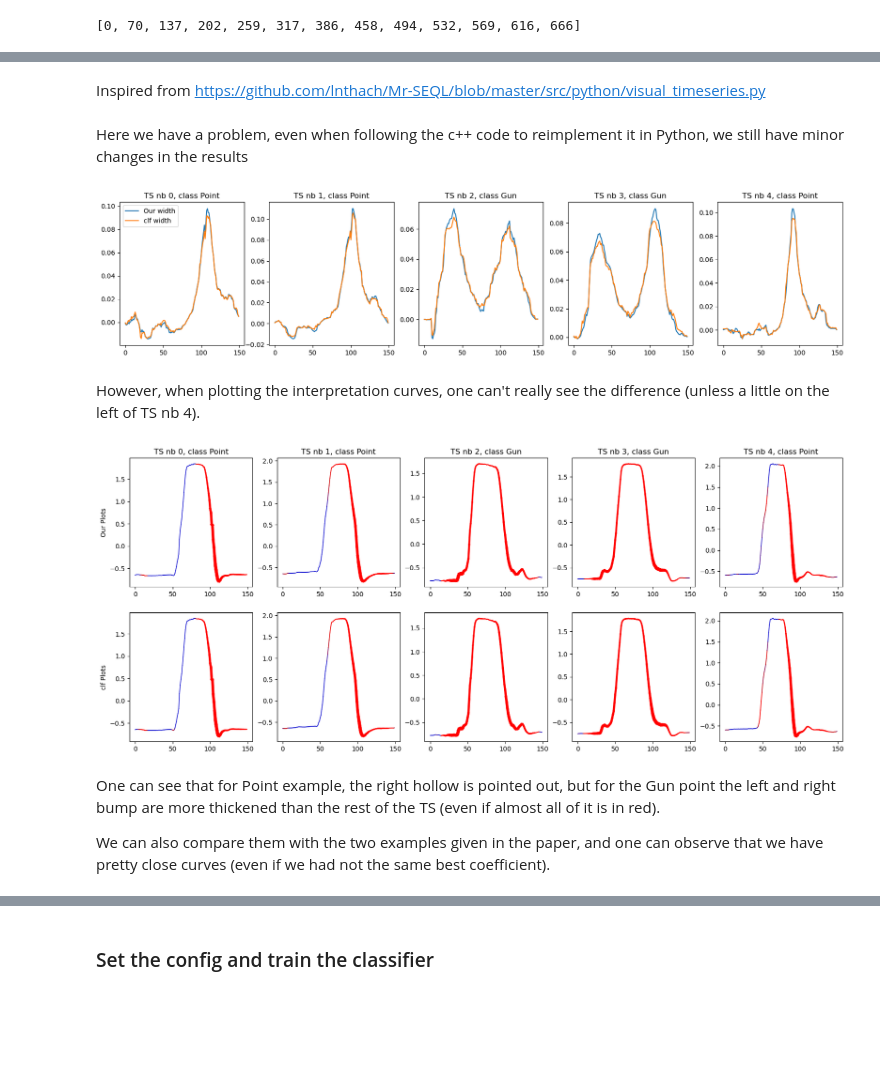
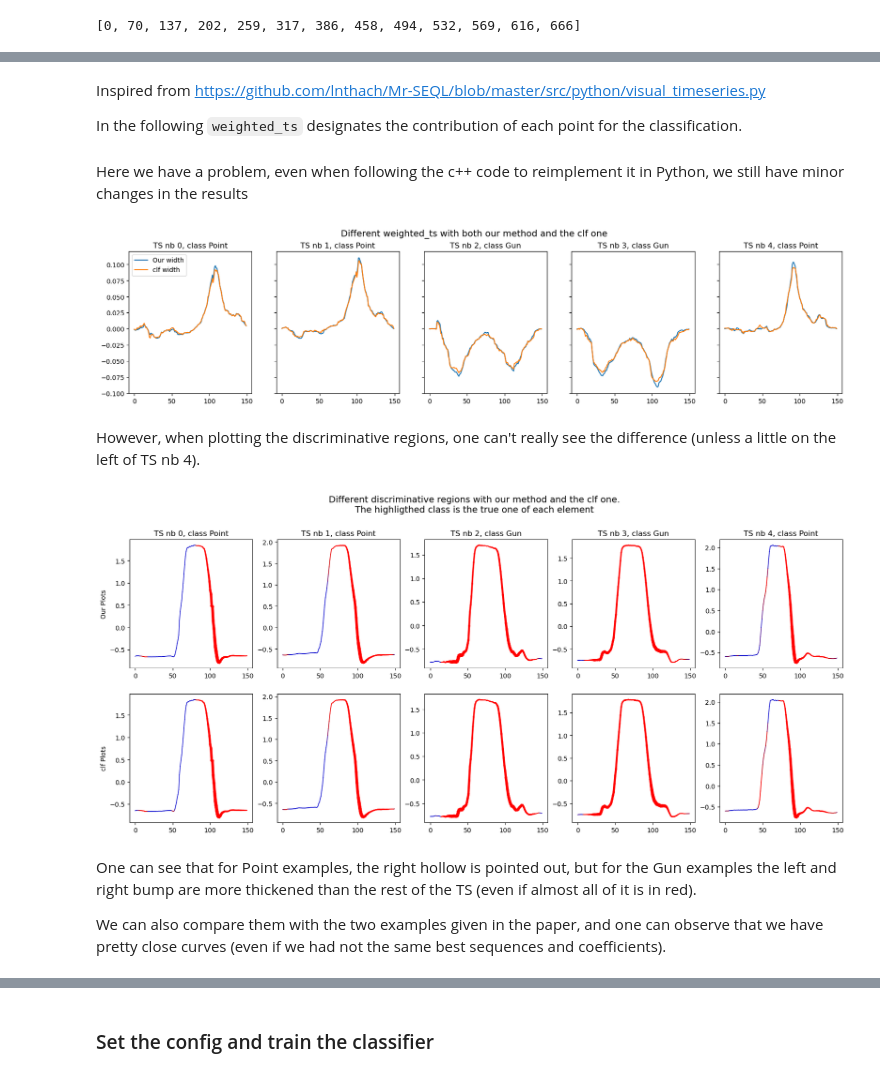
Before and after one commit to StanislasDOZIAS/MR-SEQL, a Jupyter notebook: notebooks/final_notebook.ipynb, the cells around one changed output, grey strips where cells are left out. Saved outputs shown, nothing was run; the diff lists cells and outputs as text; code cells hidden in the pictures; blank space fills up the shorter version.

```diff
--- a/notebooks/final_notebook.ipynb
+++ b/notebooks/final_notebook.ipynb
@@ -237,7 +247,7 @@ list_l = list(range(20, L, 11)) # list of l used in the article, doesn't follows
 
 custom_config = []
 for i in range(len(list_l)):
-    custom_config.append({'method': 'sax', 'window': list_l[i], 'word': 16, 'alphabet': 4})
+    custom_config.append({'method': 'sax', 'window': list_l[i], 'word': w, 'alphabet': alpha})
 # %%
 clf = MrSEQLClassifier(seql_mode="fs", symrep=('sax'), custom_config=custom_config)
 clf.fit(X_train, y_train)
@@ -354,5 +383,8 @@ To be compared with:
 # %% [markdown]
 Inspired from https://github.com/lnthach/Mr-SEQL/blob/master/src/python/visual_timeseries.py
+
+
+In the following `weighted_ts` designates the contribution of each point for the classification.
 # %%
 def compute_log_color(x):
 	return (1.0/(1.0 + np.exp(-100*x)) - 0.5)*2
@@ -378,12 +419,11 @@ def plot_thickness(ts,metats, ax=None):
 		else:
 			ax.plot([i,i+1],ts[i:(i+2)],linewidth = lw,c=[color,0,max(0,0.8 - color)])
 # %%
-def get_weighted_ts(timeseries, label):
+def get_weighted_ts(timeseries):
     """
     Adapted from `map_patterns` in https://github.com/sktime/sktime/blob/v0.8.1/sktime/classification/shapelet_based/mrseql/sax_converter.h
 
-    Given a timeseries and its label, compute the contribution of each of its points.
-    It is done "by hand".
+    Given a timeseries and its label, compute the contribution of each of its points for the classification.
     """
     SAX_repr = dict()
     for l in list_l:
@@ -397,21 +437,21 @@ def get_weighted_ts(timeseries, label):
     for id_coeff in range(len(coeffs)):
         coeff = coeffs[id_coeff]
         num_l, num_seq = find_l(thresholds, id_coeff)
-        SOI = clf.sequences[num_l][num_seq].decode("utf-8") # sequence of interest
-        lOI = list_l[num_l] # l of interest
+        seq = clf.sequences[num_l][num_seq].decode("utf-8") # sequence of interest
+        l = list_l[num_l] # l of interest
 
         nb_occurrences = 0
         nb_locations = 0
-        for cur_pos, word in enumerate(SAX_repr[lOI]):
+        for cur_pos, word in enumerate(SAX_repr[l]):
             pos = 0
             while pos < w:
-                pos = word.find(SOI, pos)
+                pos = word.find(seq, pos)
                 if pos == -1:
                     break
 
                 else:
-                    begin_ROI = cur_pos + pos * lOI / w
-                    end_ROI = begin_ROI + len(SOI) * lOI / w
+                    begin_ROI = cur_pos + pos * l / w
+                    end_ROI = begin_ROI + len(seq) * l / w
 
                     begin_ROI = int(np.ceil(begin_ROI))
                     end_ROI = int(np.floor(end_ROI))
@@ -435,59 +475,56 @@ def get_weighted_ts(timeseries, label):
     for begin_ROI, end_ROI, coeff in zip(list_begin_ROI, list_end_ROI, list_coeffs):
         weighted_ts[begin_ROI:end_ROI] += coeff
 
-    if label == 0 :
-        weighted_ts = - weighted_ts
-
     return weighted_ts
 # %%
-def get_paper_weighted_ts(timeseries, label):
+def get_paper_weighted_ts(timeseries):
     """
     Given a timeseries and its label, compute the contribution of each of its points.
-    It is done directly using clf function.
+    It is done directly using a clf method (max_sax_model).
     """
     weighted_ts = clf.map_sax_model(timeseries)[0]
-    if label == 0:
-        weighted_ts = - weighted_ts
     return weighted_ts
 # %% [markdown]
 Here we have a problem, even when following the c++ code to reimplement it in Python, we still have minor changes in the results
 # %%
-fig, ax = plt.subplots(1,5, figsize = (20,4))
+fig, ax = plt.subplots(1,5, figsize = (20,4), sharey=True)
 for num_data in range(5):
     timeseries = X_train["dim_0"][num_data].to_numpy()
     label = label_dict[y_train[num_data]]
-    weighted_ts = get_weighted_ts(timeseries, label)
-    paper_weighted_ts = get_paper_weighted_ts(timeseries, label)
+    weighted_ts = get_weighted_ts(timeseries)
+    paper_weighted_ts = get_paper_weighted_ts(timeseries)
     ax[num_data].plot(weighted_ts, label="Our width")
     ax[num_data].plot(paper_weighted_ts, label="clf width")
     ax[num_data].set_title(f'TS nb {num_data}, class {class_dict[y_train[num_data]]}')
 ax[0].legend()
+plt.suptitle('Different weighted_ts with both our method and the clf one', fontsize=14, y=1)
 plt.show()
 # %% [output]
-[figure, old version]
+[figure, new version]
 # %% [markdown]
-However, when plotting the interpretation curves, one can't really see the difference (unless a little on the left of TS nb 4).
+However, when plotting the discriminative regions, one can't really see the difference (unless a little on the left of TS nb 4).
 # %%
 fig, ax = plt.subplots(2,5, figsize = (20,8))
 for num_data in range(5):
     timeseries = X_train["dim_0"][num_data].to_numpy()
     label = label_dict[y_train[num_data]]
-    weighted_ts = get_weighted_ts(timeseries, label)
-    paper_weighted_ts = get_paper_weighted_ts(timeseries, label)
+    weighted_ts = get_weighted_ts(timeseries)
+    paper_weighted_ts = get_paper_weighted_ts(timeseries)
 
-    plot_thickness(timeseries, np.maximum(weighted_ts, 0), ax=ax[0][num_data])
-    plot_thickness(timeseries, np.maximum(paper_weighted_ts, 0), ax=ax[1][num_data])
+    plot_thickness(timeseries, weighted_ts, label,  ax=ax[0][num_data])
+    plot_thickness(timeseries, paper_weighted_ts, label, ax=ax[1][num_data])
     ax[0][num_data].set_title(f'TS nb {num_data}, class {class_dict[y_train[num_data]]}')
 
 ax[0][0].set_ylabel("Our Plots")
 ax[1][0].set_ylabel("clf Plots")
+plt.suptitle('Different discriminative regions with our method and the clf one.\nThe highligthed class is the true one of each element', fontsize=14, y=1)
 plt.show()
 # %% [output]
-[figure, old version]
+[figure, new version]
 # %% [markdown]
-One can see that for Point example, the right hollow is pointed out, but for the Gun point the left and right bump are more thickened than the rest of the TS (even if almost all of it is in red).
+One can see that for Point examples, the right hollow is pointed out, but for the Gun examples the left and right bump are more thickened than the rest of the TS (even if almost all of it is in red).
 
-We can also compare them with the two examples given in the paper, and one can observe that we have pretty close curves (even if we had not the same best coefficient).
+We can also compare them with the two examples given in the paper, and one can observe that we have pretty close curves (even if we had not the same best sequences and coefficients).
 # %%
 fig, ax = plt.subplots(2,2, figsize = (10,8))
 for num_plot, num_data in enumerate([0,5]):
```
Also changed, not shown: parts of 61 cells of this notebook.
